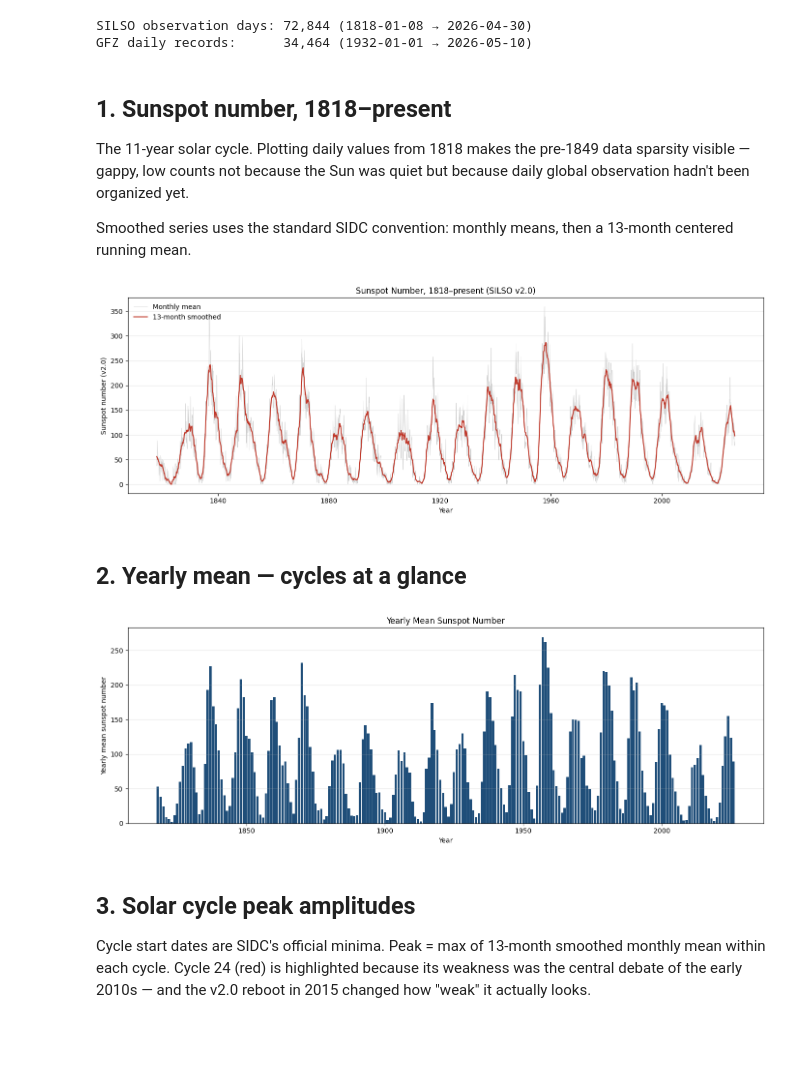
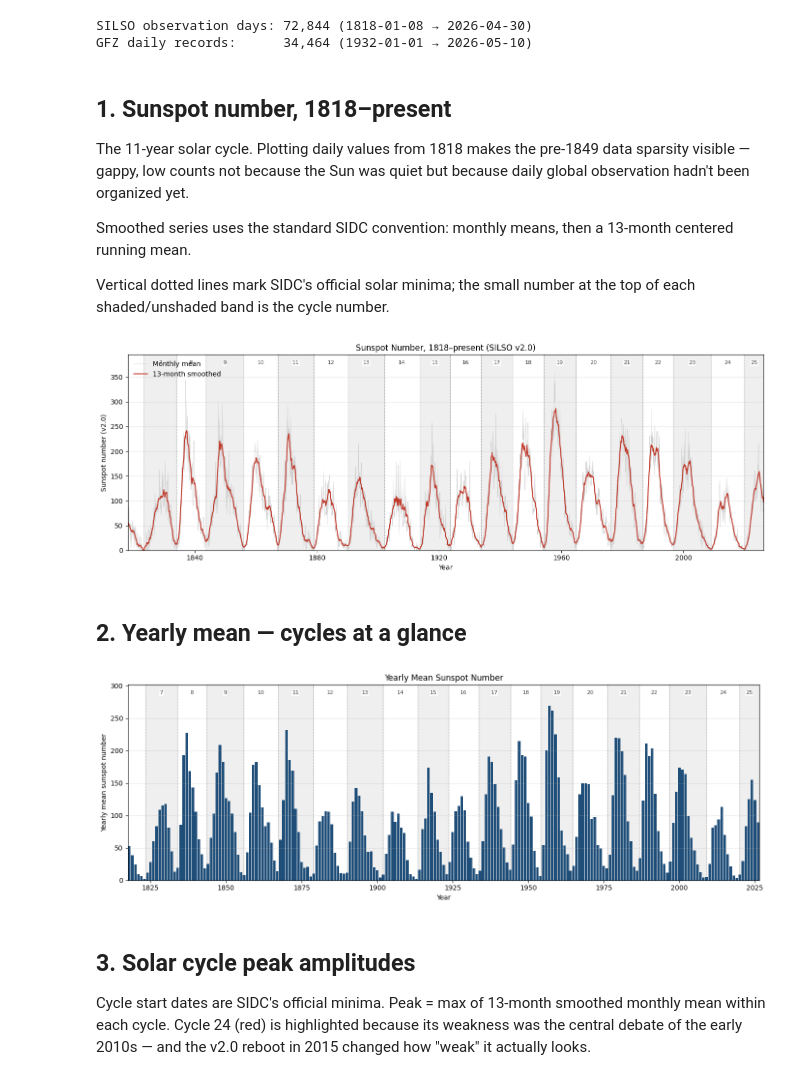
Before and after one commit to Biblejustin/spaceweather, a Jupyter notebook: spaceweather.ipynb, the cells around one changed output. Saved outputs shown, nothing was run; the diff lists cells and outputs as text; code cells hidden in the pictures; blank space fills up the shorter version.

```diff
--- a/spaceweather.ipynb
+++ b/spaceweather.ipynb
@@ -58,6 +125,9 @@ because daily global observation hadn't been organized yet.
 
 Smoothed series uses the standard SIDC convention: monthly means, then a
 13-month centered running mean.
+
+Vertical dotted lines mark SIDC's official solar minima; the small number at
+the top of each shaded/unshaded band is the cycle number.
 # %%
 monthly = silso["sunspot_number"].resample("MS").mean()
 smooth = monthly.rolling(window=13, center=True, min_periods=7).mean()
@@ -70,27 +140,34 @@ ax.set_xlabel("Year")
 ax.set_title("Sunspot Number, 1818–present (SILSO v2.0)")
 ax.legend(loc="upper left", frameon=False)
 ax.grid(True, axis="y", alpha=0.3)
+ax.set_xlim(monthly.index.min(), monthly.index.max())
+ax.set_ylim(0, monthly.max() * 1.10)
+annotate_cycles(ax, x_kind="date")
 fig.tight_layout()
 fig.savefig(FIG_DIR / "01_sunspot_history.png", dpi=140)
 plt.show()
 # %% [output]
-[figure, old version]
+[figure, new version]
 # %% [markdown]
 ## 2. Yearly mean — cycles at a glance
 # %%
 yearly = silso["sunspot_number"].resample("YS").mean()
+year_values = yearly.index.year.values
 
 fig, ax = plt.subplots(figsize=(14, 5))
-ax.bar(yearly.index.year, yearly.values, color="#1f4e79", width=0.85)
+ax.bar(year_values, yearly.values, color="#1f4e79", width=0.85)
 ax.set_ylabel("Yearly mean sunspot number")
 ax.set_xlabel("Year")
 ax.set_title("Yearly Mean Sunspot Number")
 ax.grid(True, axis="y", alpha=0.3)
+ax.set_xlim(year_values.min() - 0.5, year_values.max() + 0.5)
+ax.set_ylim(0, yearly.max() * 1.12)
+annotate_cycles(ax, x_kind="year")
 fig.tight_layout()
 fig.savefig(FIG_DIR / "02_yearly_sunspots.png", dpi=140)
 plt.show()
 # %% [output]
-[figure, old version]
+[figure, new version]
 # %% [markdown]
 ## 3. Solar cycle peak amplitudes
 
```
Also changed, not shown: parts of 5 cells of this notebook, 4 other files.
